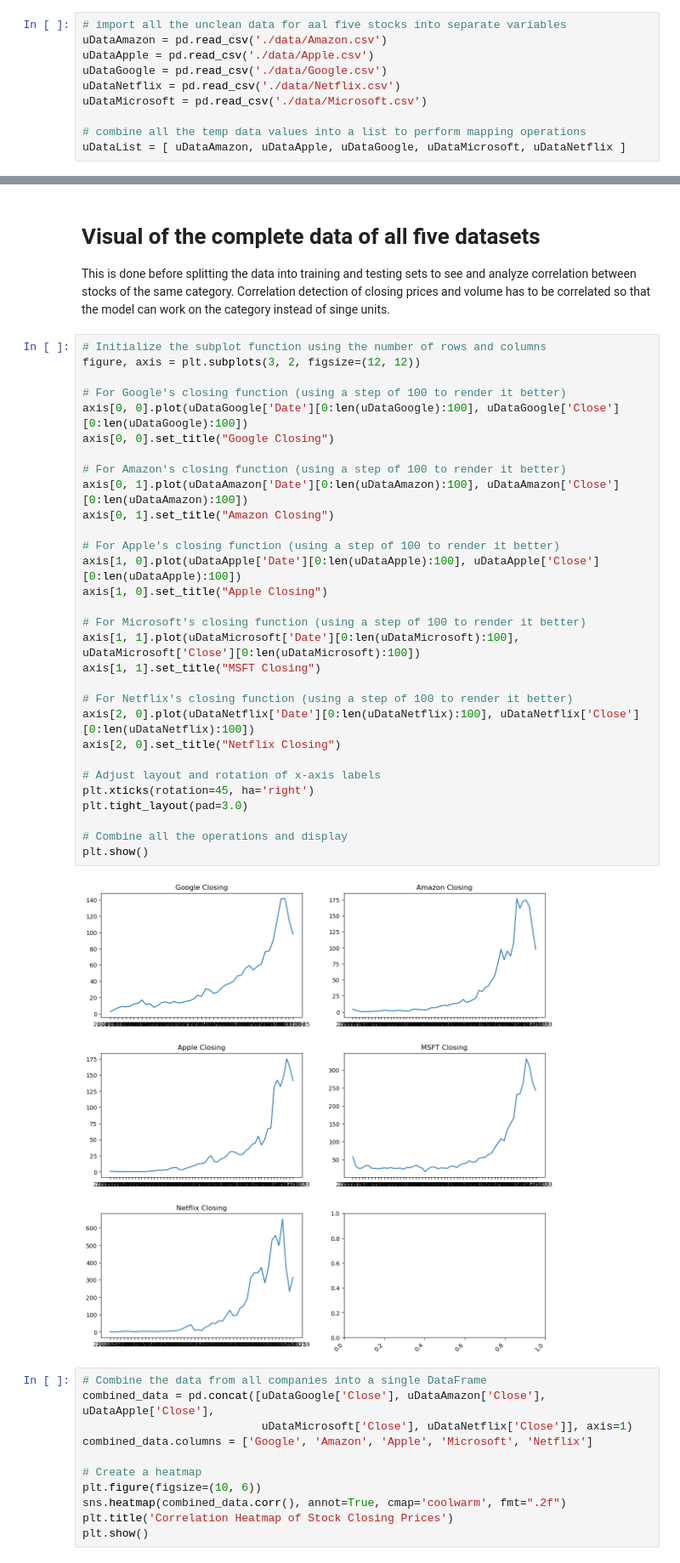
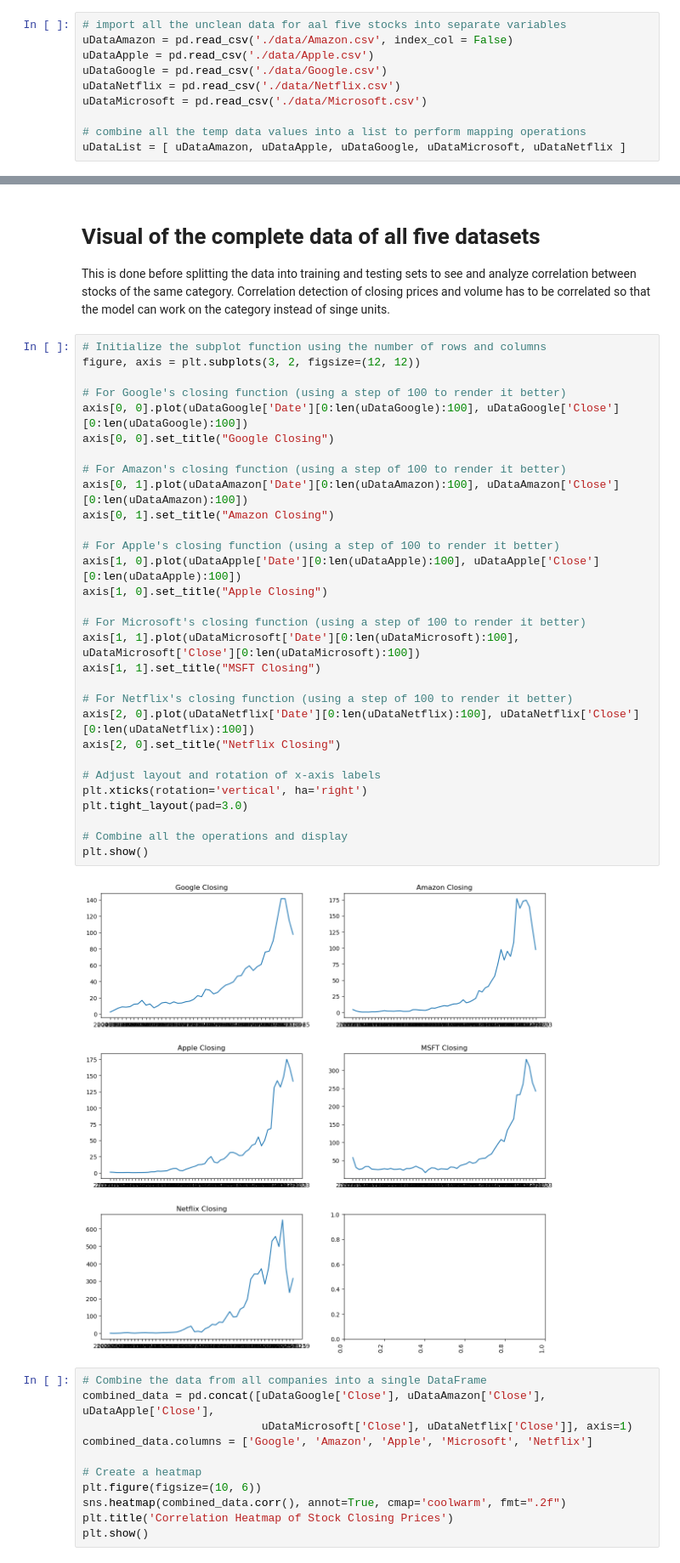
Before and after one commit to ShimronAlakkal/fin-lstm-research, a Jupyter notebook: main.ipynb, the cells around one changed output, grey strips where cells are left out. Shown at 85% size. Saved outputs shown, nothing was run; the diff lists cells and outputs as text.

Commit message:
data prep done

```diff
--- a/main.ipynb
+++ b/main.ipynb
@@ -17,7 +21,7 @@ import our dataset -- primary FAANG stock data which include AAPL, NETFLIX, GOOG
  It could still have problems that could bias the outcome like errors in input, duplication, etc.
 # %%
 # import all the unclean data for aal five stocks into separate variables
-uDataAmazon = pd.read_csv('./data/Amazon.csv')
+uDataAmazon = pd.read_csv('./data/Amazon.csv', index_col = False)
 uDataApple = pd.read_csv('./data/Apple.csv')
 uDataGoogle = pd.read_csv('./data/Google.csv')
 uDataNetflix = pd.read_csv('./data/Netflix.csv')
@@ -71,35 +93,35 @@ Correlation detection of closing prices and volume has to be correlated so that
 # %%
 # Initialize the subplot function using the number of rows and columns
 figure, axis = plt.subplots(3, 2, figsize=(12, 12))
 
 # For Google's closing function (using a step of 100 to render it better)
 axis[0, 0].plot(uDataGoogle['Date'][0:len(uDataGoogle):100], uDataGoogle['Close'][0:len(uDataGoogle):100])
 axis[0, 0].set_title("Google Closing")
 
 # For Amazon's closing function (using a step of 100 to render it better)
 axis[0, 1].plot(uDataAmazon['Date'][0:len(uDataAmazon):100], uDataAmazon['Close'][0:len(uDataAmazon):100])
 axis[0, 1].set_title("Amazon Closing")
 
 # For Apple's closing function (using a step of 100 to render it better)
 axis[1, 0].plot(uDataApple['Date'][0:len(uDataApple):100], uDataApple['Close'][0:len(uDataApple):100])
 axis[1, 0].set_title("Apple Closing")
 
 # For Microsoft's closing function (using a step of 100 to render it better)
 axis[1, 1].plot(uDataMicrosoft['Date'][0:len(uDataMicrosoft):100], uDataMicrosoft['Close'][0:len(uDataMicrosoft):100])
 axis[1, 1].set_title("MSFT Closing")
 
 # For Netflix's closing function (using a step of 100 to render it better)
 axis[2, 0].plot(uDataNetflix['Date'][0:len(uDataNetflix):100], uDataNetflix['Close'][0:len(uDataNetflix):100])
 axis[2, 0].set_title("Netflix Closing")
 
 # Adjust layout and rotation of x-axis labels
-plt.xticks(rotation=45, ha='right')
+plt.xticks(rotation='vertical', ha='right')
 plt.tight_layout(pad=3.0)
 
 # Combine all the operations and display
 plt.show()
 # %% [output]
-[figure, old version]
+[figure, new version]
 # %%
 # Combine the data from all companies into a single DataFrame
 combined_data = pd.concat([uDataGoogle['Close'], uDataAmazon['Close'], uDataApple['Close'],
```
Also changed, not shown: parts of 23 cells of this notebook.
